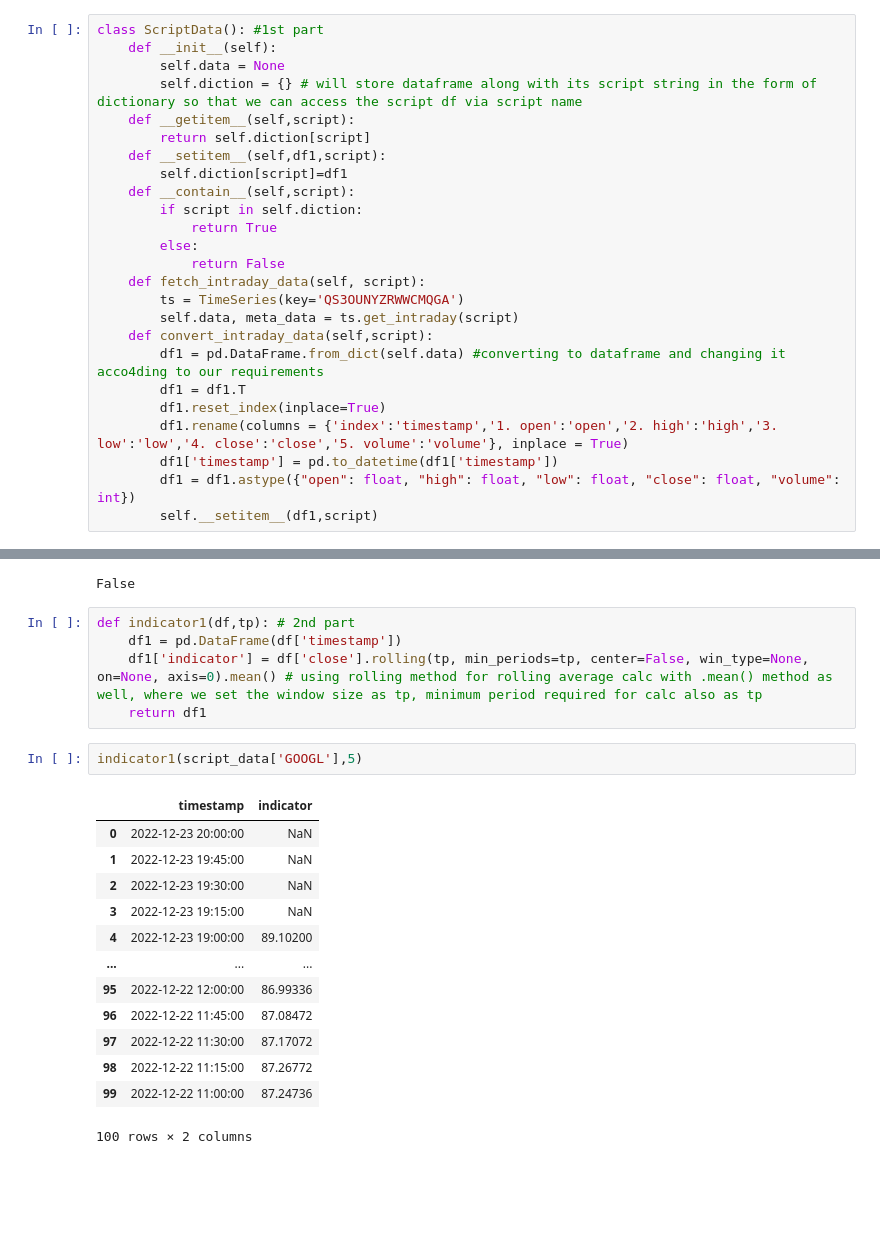
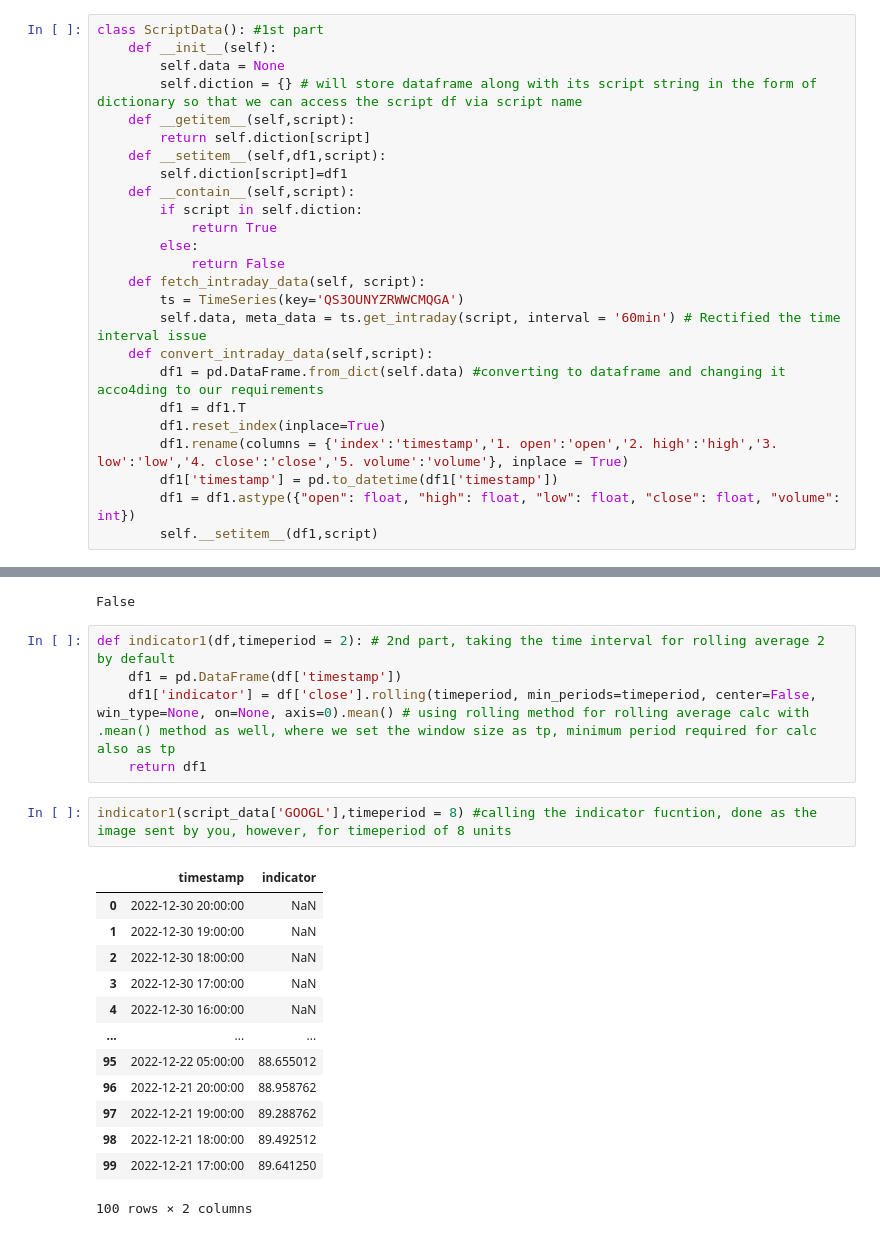
Before and after one commit to ritvik-123/AlgoBullsAssignment, a Jupyter notebook: Assignment.ipynb, the cells around one changed output, grey strips where cells are left out. Cells and saved outputs as stored; diff of their text form; blank space fills up the shorter version.

```diff
--- a/Assignment.ipynb
+++ b/Assignment.ipynb
@@ -18,7 +19,7 @@ class ScriptData(): #1st part
             return False
     def fetch_intraday_data(self, script):
         ts = TimeSeries(key='QS3OUNYZRWWCMQGA')
-        self.data, meta_data = ts.get_intraday(script)
+        self.data, meta_data = ts.get_intraday(script, interval = '60min') # Rectified the time interval issue
     def convert_intraday_data(self,script):
         df1 = pd.DataFrame.from_dict(self.data) #converting to dataframe and changing it acco4ding to our requirements
         df1 = df1.T
@@ -77,25 +78,25 @@ True
 # %% [output]
 False
 # %%
-def indicator1(df,tp): # 2nd part
+def indicator1(df,timeperiod = 2): # 2nd part, taking the time interval for rolling average 2 by default
     df1 = pd.DataFrame(df['timestamp'])
-    df1['indicator'] = df['close'].rolling(tp, min_periods=tp, center=False, win_type=None, on=None, axis=0).mean() # using rolling method for rolling average calc with .mean() method as well, where we set the window size as tp, minimum period required for calc also as tp
+    df1['indicator'] = df['close'].rolling(timeperiod, min_periods=timeperiod, center=False, win_type=None, on=None, axis=0).mean() # using rolling method for rolling average calc with .mean() method as well, where we set the window size as tp, minimum period required for calc also as tp
     return df1
 # %%
-indicator1(script_data['GOOGL'],5)
+indicator1(script_data['GOOGL'],timeperiod = 8) #calling the indicator fucntion, done as the image sent by you, however, for timeperiod of 8 units
 # %% [output]
 |  | timestamp | indicator |
-| 0 | 2022-12-23 20:00:00 | NaN |
-| 1 | 2022-12-23 19:45:00 | NaN |
-| 2 | 2022-12-23 19:30:00 | NaN |
-| 3 | 2022-12-23 19:15:00 | NaN |
-| 4 | 2022-12-23 19:00:00 | 89.10200 |
+| 0 | 2022-12-30 20:00:00 | NaN |
+| 1 | 2022-12-30 19:00:00 | NaN |
+| 2 | 2022-12-30 18:00:00 | NaN |
+| 3 | 2022-12-30 17:00:00 | NaN |
+| 4 | 2022-12-30 16:00:00 | NaN |
 | ... | ... | ... |
-| 95 | 2022-12-22 12:00:00 | 86.99336 |
-| 96 | 2022-12-22 11:45:00 | 87.08472 |
-| 97 | 2022-12-22 11:30:00 | 87.17072 |
-| 98 | 2022-12-22 11:15:00 | 87.26772 |
-| 99 | 2022-12-22 11:00:00 | 87.24736 |
+| 95 | 2022-12-22 05:00:00 | 88.655012 |
+| 96 | 2022-12-21 20:00:00 | 88.958762 |
+| 97 | 2022-12-21 19:00:00 | 89.288762 |
+| 98 | 2022-12-21 18:00:00 | 89.492512 |
+| 99 | 2022-12-21 17:00:00 | 89.641250 |
 100 rows × 2 columns
 # %%
 indicator1(script_data['AAPL'],5)
```
Also changed, not shown: parts of 17 cells of this notebook.
